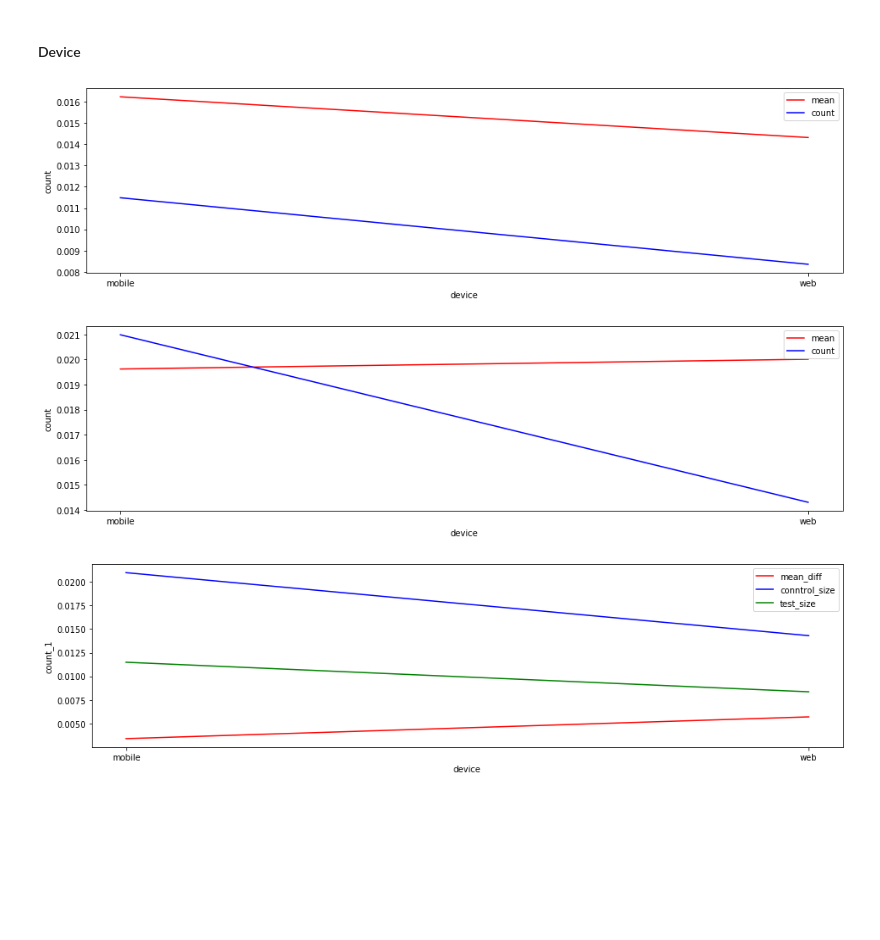
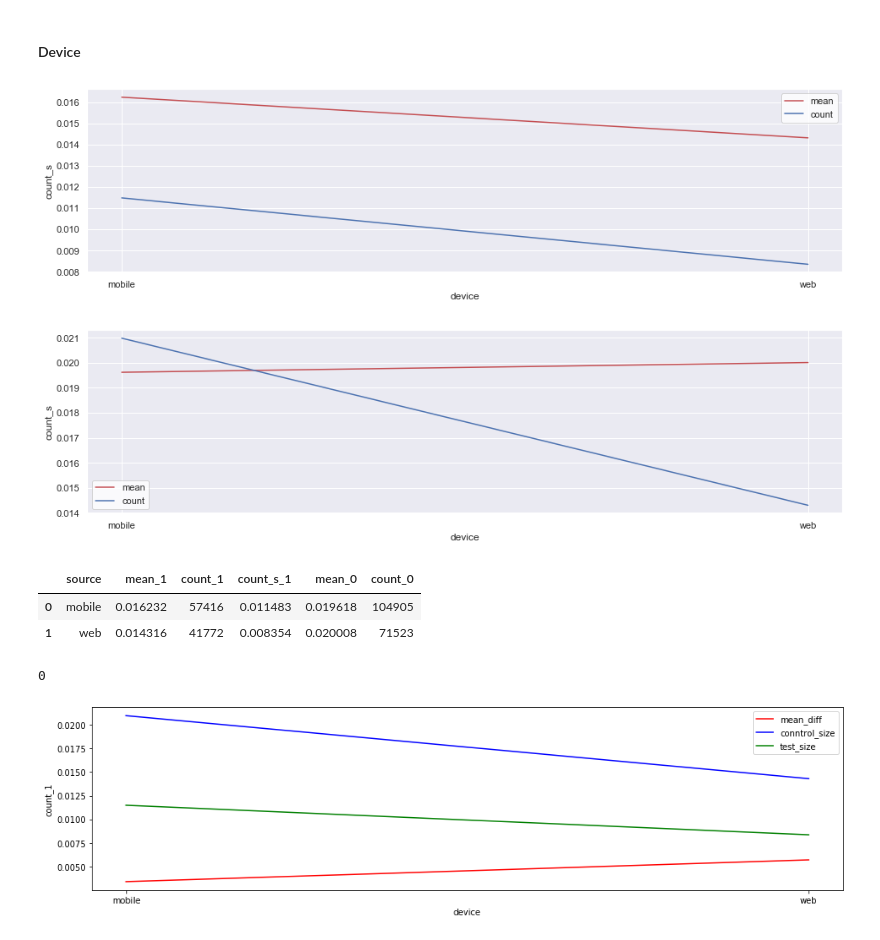
Before and after one commit to crazywiden/Leetcode_daily_submit, a Jupyter notebook: 20e/Pricing Challenge.ipynb, the cells around one changed output. Drawn from its saved outputs; the diff is of its cells as text; code cells hidden in the pictures; blank space fills up the shorter version.

```diff
--- a/20e/Pricing Challenge.ipynb
+++ b/20e/Pricing Challenge.ipynb
@@ -110,7 +120,7 @@ def mc_plot(df,groupvar):
                  color='r',
                  ax=ax)
     sns.lineplot(x=df[groupvar],
-                 y=df['count'],
+                 y=df['count_s'],
                  color='b',
                  ax=ax)
     ax.legend(['mean', 'count'], facecolor='w')
@@ -209,17 +270,30 @@ source_mc_0
 # %% [markdown]
 #### Device
 # %%
-device_mc = mean_count(df_1_nloc,group_var='device',target_var='converted')
-device_mc['count'] = device_mc['count'] /(5*10**6)
-mc_plot(device_mc,groupvar = 'device')
+device_mc_1 = mean_count(df_1_nloc,group_var='device',target_var='converted')
+device_mc_1['count_s'] = device_mc_1['count'] /(5*10**6)
+mc_plot(device_mc_1,groupvar = 'device')
 # %% [output]
-[figure, old version]
+[figure, new version]
 # %%
-device_mc = mean_count(df_0_nloc,group_var='device',target_var='converted')
-device_mc['count'] = device_mc['count'] /(5*10**6)
-mc_plot(device_mc,groupvar = 'device')
+device_mc_0 = mean_count(df_0_nloc,group_var='device',target_var='converted')
+device_mc_0['count_s'] = device_mc_0['count'] /(5*10**6)
+mc_plot(device_mc_0,groupvar = 'device')
 # %% [output]
-[figure, old version]
+[figure, new version]
+# %%
+device_mc_1.columns = ['source','mean_1','count_1','count_s_1']
+device_mc_1['mean_0'] = device_mc_0['mean']
+device_mc_1['count_0'] = device_mc_0['count']
+device_mc_1
+# %% [output]
+|  | source | mean_1 | count_1 | count_s_1 | mean_0 | count_0 |
+| 0 | mobile | 0.016232 | 57416 | 0.011483 | 0.019618 | 104905 |
+| 1 | web | 0.014316 | 41772 | 0.008354 | 0.020008 | 71523 |
+# %%
+test_loop(device_mc_1)
+# %% [output]
+0
 # %%
 device_mc_0 = mean_count(df_0_nloc,group_var='device',target_var='converted')
 device_mc_0['count'] = device_mc_0['count'] /(5*10**6)
```
Also changed, not shown: parts of 16 cells of this notebook.
